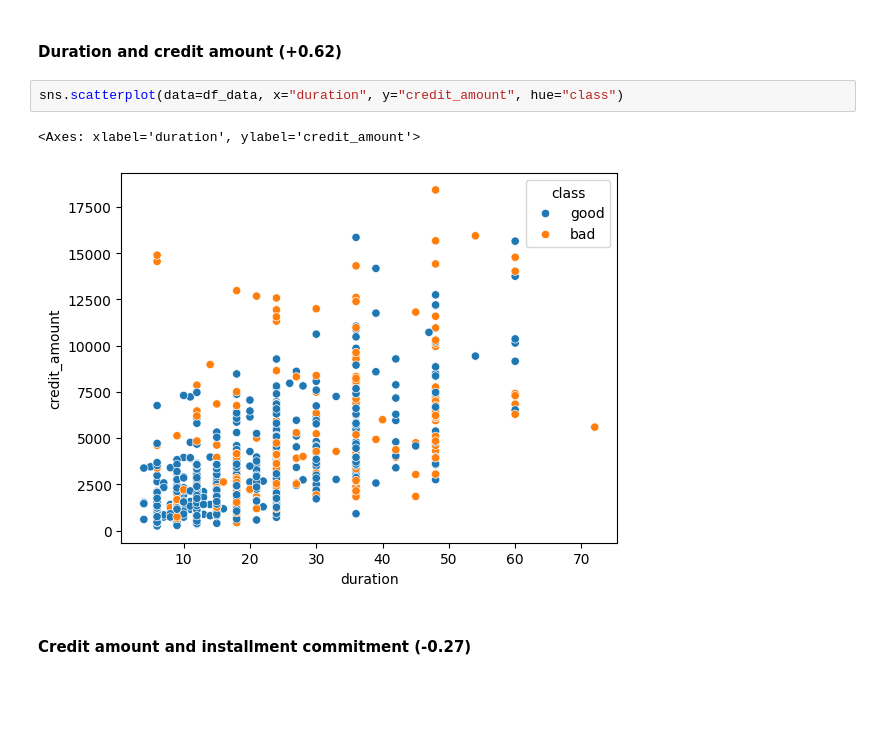
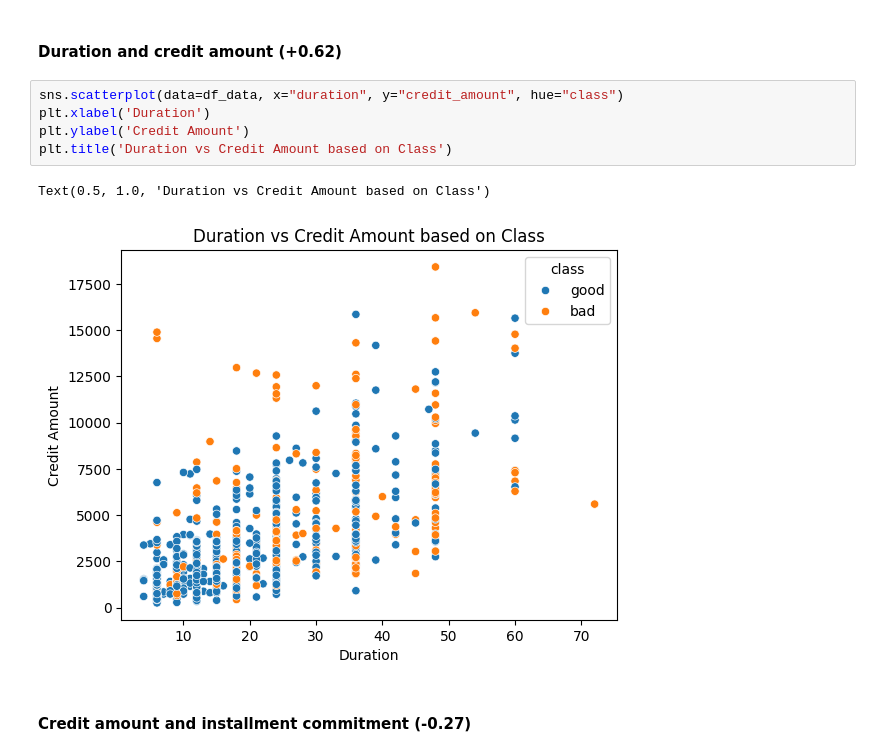
Before and after one commit to MaxPersoon/XAI-Project, a Jupyter notebook: EDA notebook ME.ipynb, the cells around one changed output. Saved outputs shown, nothing was run; the diff lists cells and outputs as text; blank space fills up the shorter version.

```diff
--- a/EDA notebook ME.ipynb
+++ b/EDA notebook ME.ipynb
@@ -232,9 +253,12 @@ sns.heatmap(df_data.corr(numeric_only=True), annot = True, fmt=".2g",cmap= "cool
 #### Duration and credit amount (+0.62)
 # %%
 sns.scatterplot(data=df_data, x="duration", y="credit_amount", hue="class")
+plt.xlabel('Duration')
+plt.ylabel('Credit Amount')
+plt.title('Duration vs Credit Amount based on Class')
 # %% [output]
-<Axes: xlabel='duration', ylabel='credit_amount'>
+Text(0.5, 1.0, 'Duration vs Credit Amount based on Class')
-[figure, old version]
+[figure, new version]
 # %% [markdown]
 #### Credit amount and installment commitment (-0.27)
 # %%
```
Also changed, not shown: parts of 14 cells of this notebook.
